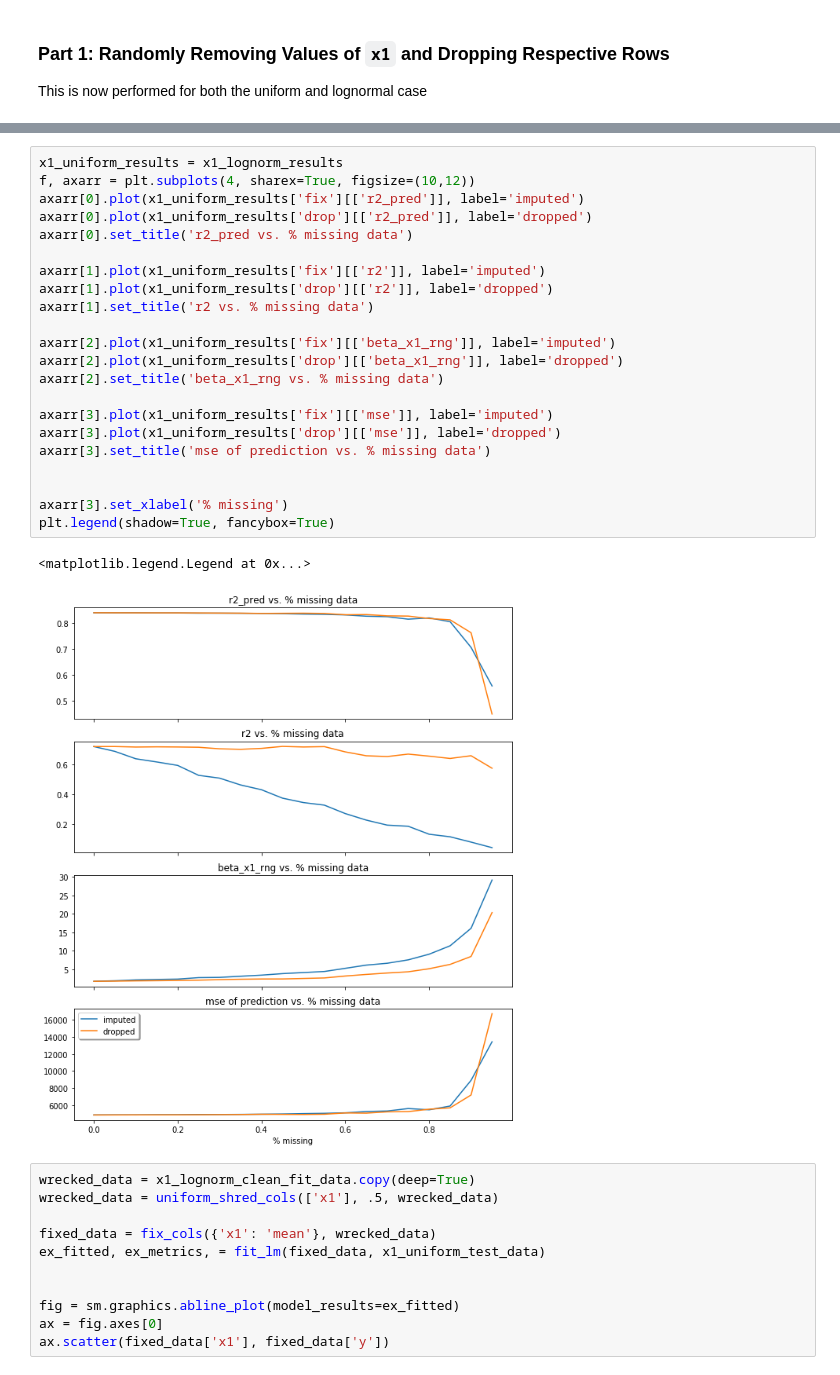
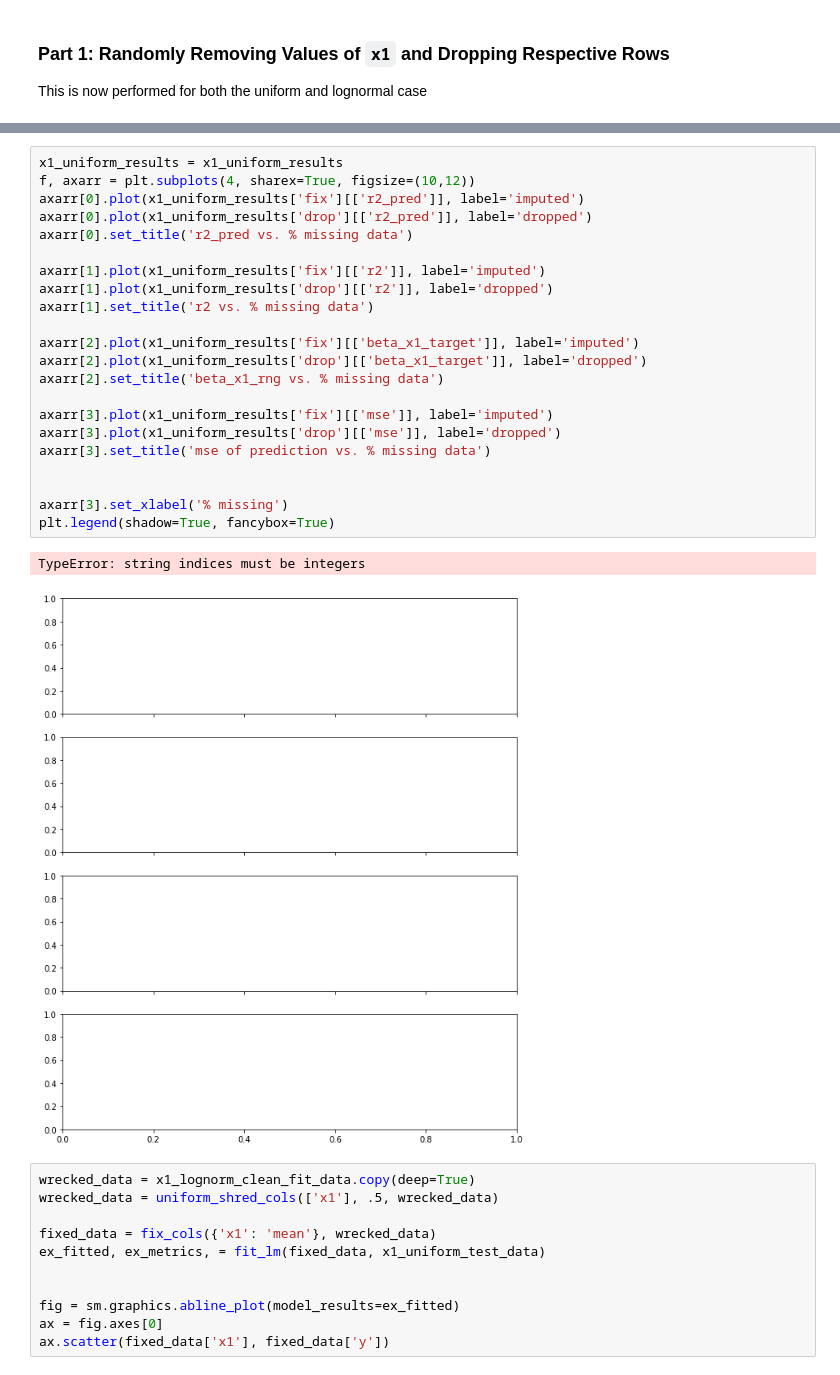
Before and after one commit to eilifm/rit_missing_data, a Jupyter notebook: 2018-01-25_simple_case_comparisons.ipynb, the cells around one changed output, grey strips where cells are left out. Saved outputs shown, nothing was run; the diff lists cells and outputs as text.

```diff
--- a/2018-01-25_simple_case_comparisons.ipynb
+++ b/2018-01-25_simple_case_comparisons.ipynb
@@ -120,28 +145,28 @@ x1_lognorm_results = {'fix': run(x1_lognorm_clean_fit_data, x1_lognorm_test_data
 # %%
-x1_uniform_results = x1_lognorm_results
+x1_uniform_results = x1_uniform_results
 f, axarr = plt.subplots(4, sharex=True, figsize=(10,12))
 axarr[0].plot(x1_uniform_results['fix'][['r2_pred']], label='imputed')
 axarr[0].plot(x1_uniform_results['drop'][['r2_pred']], label='dropped')
 axarr[0].set_title('r2_pred vs. % missing data')
 
 axarr[1].plot(x1_uniform_results['fix'][['r2']], label='imputed')
 axarr[1].plot(x1_uniform_results['drop'][['r2']], label='dropped')
 axarr[1].set_title('r2 vs. % missing data')
 
-axarr[2].plot(x1_uniform_results['fix'][['beta_x1_rng']], label='imputed')
-axarr[2].plot(x1_uniform_results['drop'][['beta_x1_rng']], label='dropped')
+axarr[2].plot(x1_uniform_results['fix'][['beta_x1_target']], label='imputed')
+axarr[2].plot(x1_uniform_results['drop'][['beta_x1_target']], label='dropped')
 axarr[2].set_title('beta_x1_rng vs. % missing data')
 
 axarr[3].plot(x1_uniform_results['fix'][['mse']], label='imputed')
 axarr[3].plot(x1_uniform_results['drop'][['mse']], label='dropped')
 axarr[3].set_title('mse of prediction vs. % missing data')
 
 
 axarr[3].set_xlabel('% missing')
 plt.legend(shadow=True, fancybox=True)
 # %% [output]
-<matplotlib.legend.Legend at 0x...>
+TypeError: string indices must be integers
-[figure, old version]
+[figure, new version]
 # %%
 wrecked_data = x1_lognorm_clean_fit_data.copy(deep=True)
 wrecked_data = uniform_shred_cols(['x1'], .5, wrecked_data)
```
Also changed, not shown: parts of 5 cells of this notebook, 8 other files.
